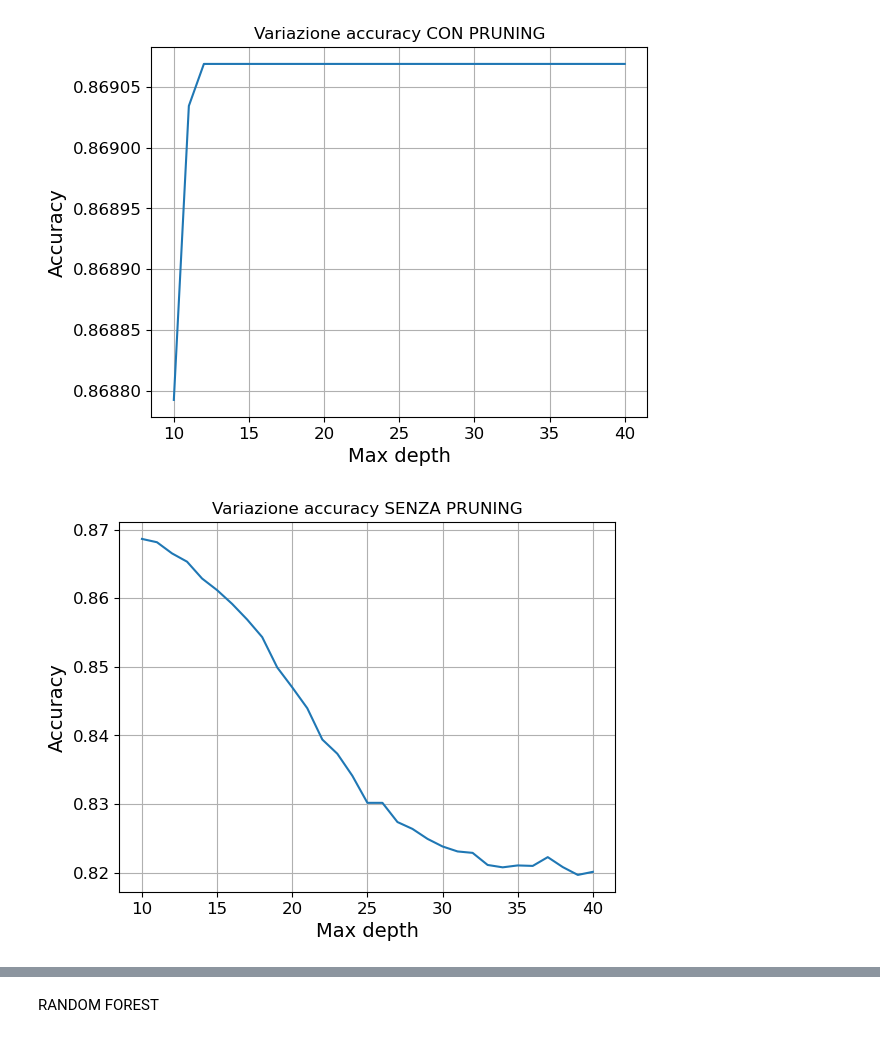
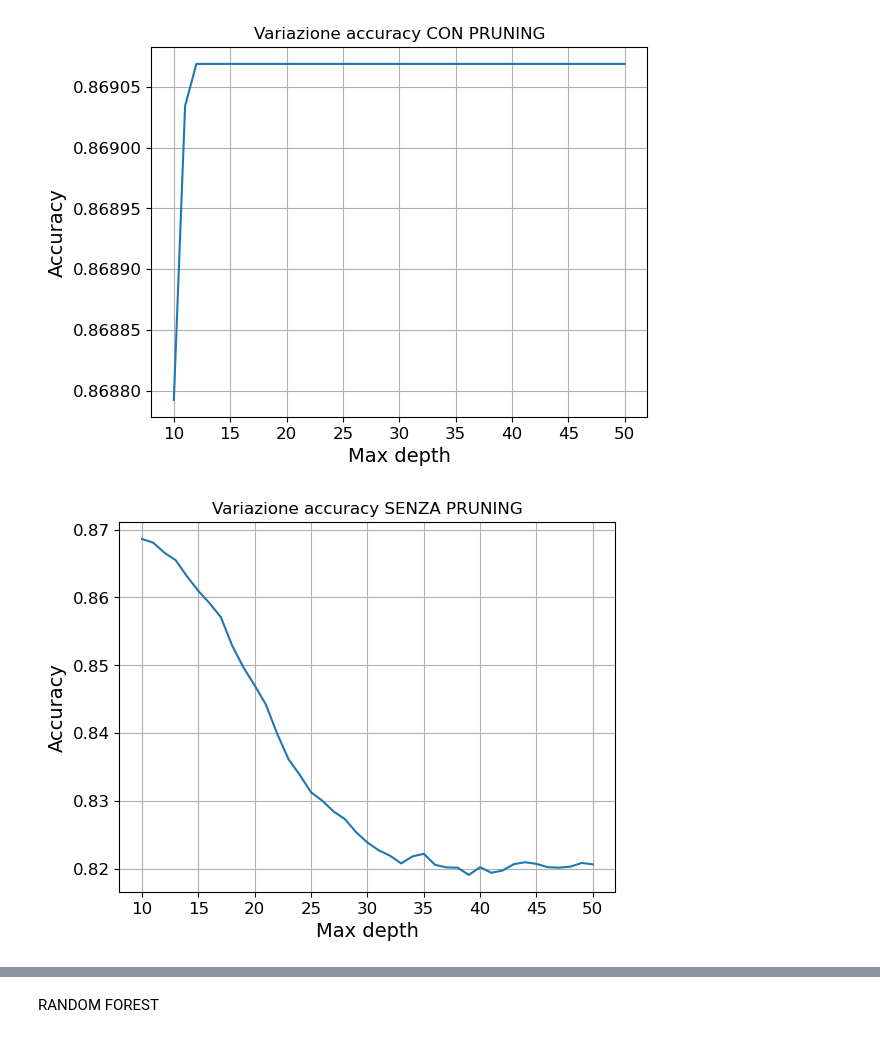
Before and after one commit to RagnOh/ProgettoMLDM, a Jupyter notebook: Decision_tree/D_Tree.ipynb, the cells around one changed output, grey strips where cells are left out. Saved outputs shown, nothing was run; the diff lists cells and outputs as text; code cells hidden in the pictures.

```diff
--- a/Decision_tree/D_Tree.ipynb
+++ b/Decision_tree/D_Tree.ipynb
@@ -82,13 +82,13 @@ def create_bar_row(criterion, depth, leaf, ccp, split, attempt, parameter):
   row = pd.DataFrame(data=[[attempt, parameter, testset_score]], columns=column_bar)
   return row
 # %%
-depths = np.linspace(10, 40, 31, dtype=int)
+depths = np.linspace(10, 50, 41, dtype=int)
 
 plot_depthsVSaccuracy(depths, 0.0001, 'Variazione accuracy CON PRUNING') # with pruning
 plot_depthsVSaccuracy(depths, 0.0, 'Variazione accuracy SENZA PRUNING') # without pruning
 # %% [output]
-[figure, old version]
+[figure, new version]
-[figure, old version]
+[figure, new version]
 # %%
 import seaborn as sns
 df = pd.DataFrame(columns=column_bar)
```
Also changed, not shown: parts of 14 cells of this notebook, 4 other files.
